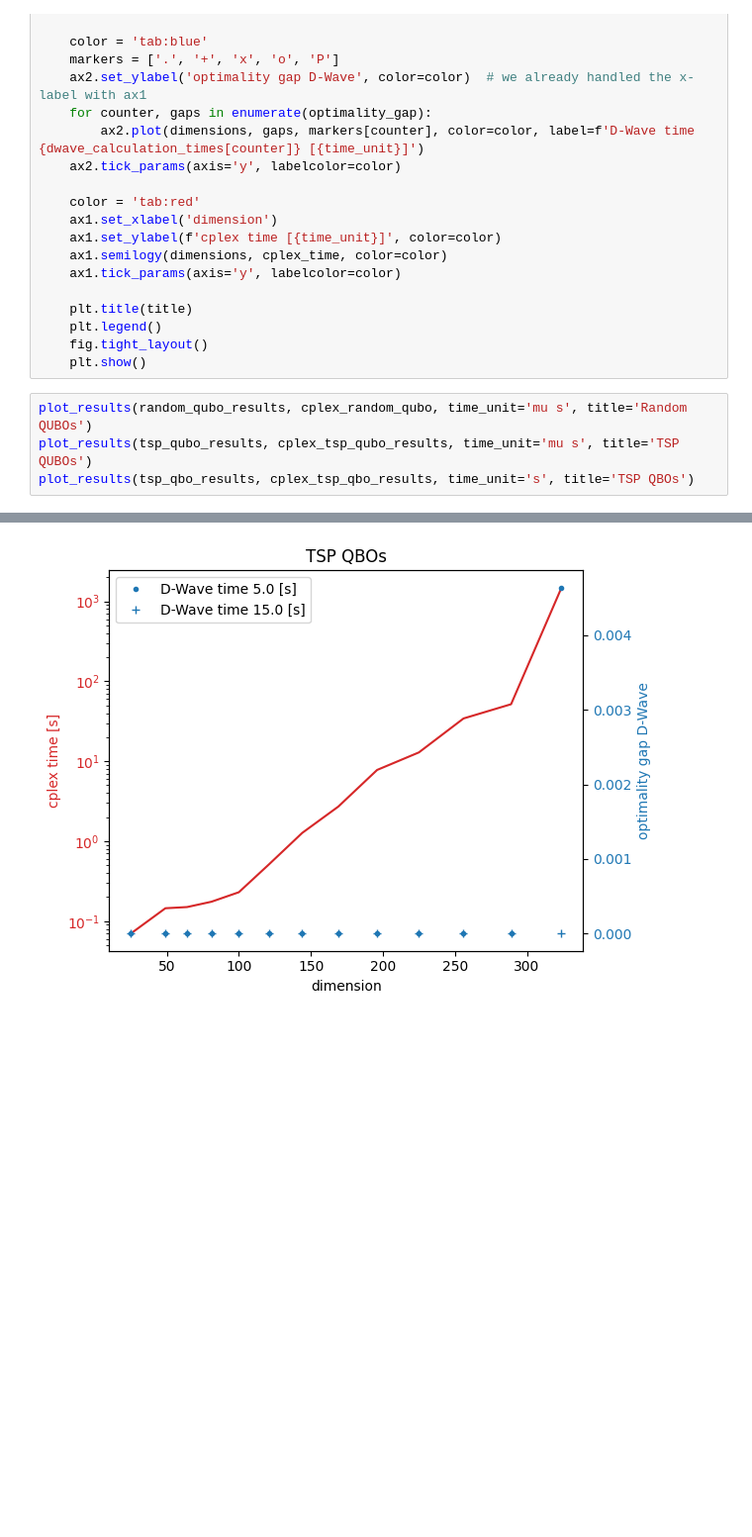
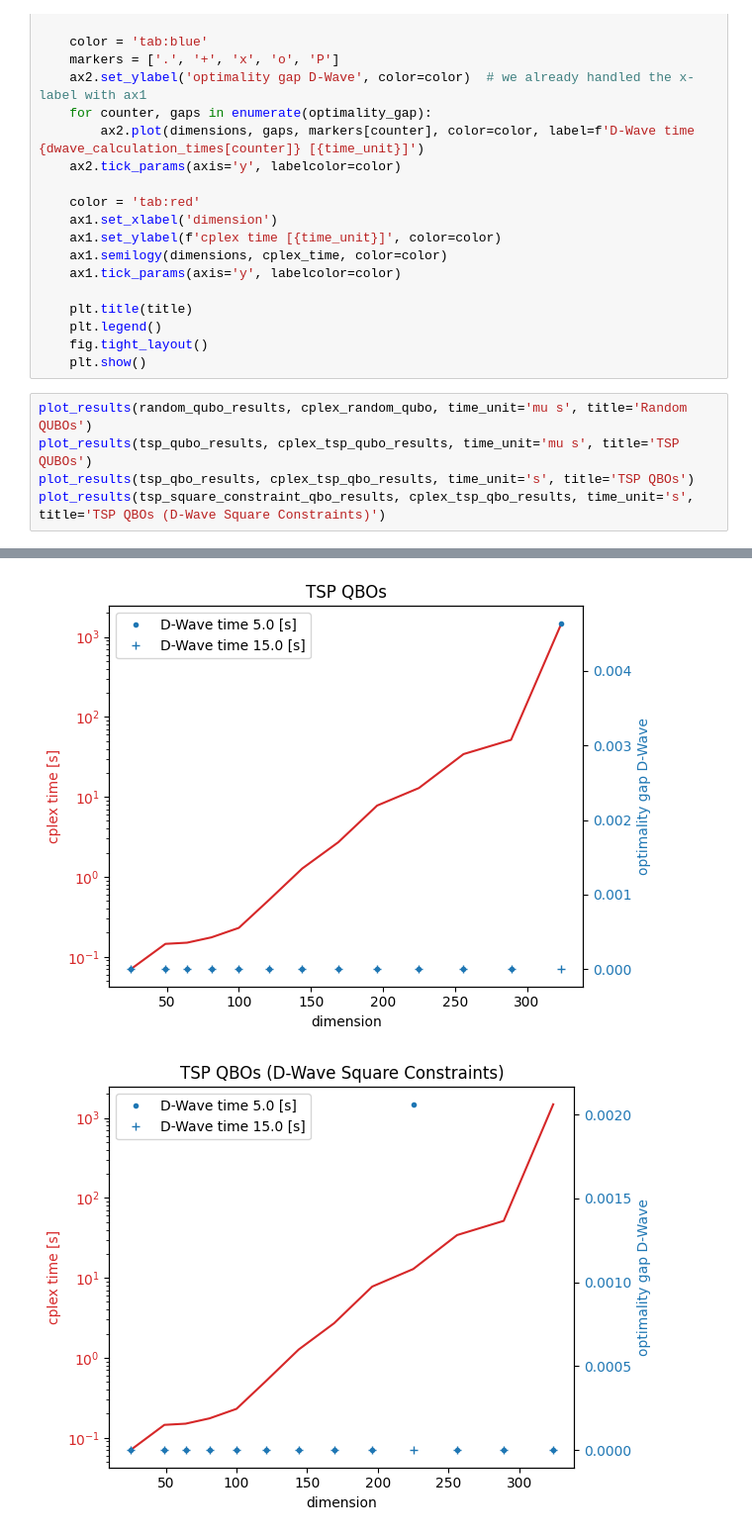
Before and after one commit to s-rubbert/MIRP_benchmarking, a Jupyter notebook: qubo_benchmark_plots.ipynb, the cells around one changed output, grey strips where cells are left out. Shown at 99% size. Cells and saved outputs as stored; diff of their text form; blank space fills up the shorter version.

Commit message:
added square constraint benchmark

```diff
--- a/qubo_benchmark_plots.ipynb
+++ b/qubo_benchmark_plots.ipynb
@@ -147,8 +147,10 @@ cplex_tsp_qubo_results = np.array([
 # %%
 plot_results(random_qubo_results, cplex_random_qubo, time_unit='mu s', title='Random QUBOs')
 plot_results(tsp_qubo_results, cplex_tsp_qubo_results, time_unit='mu s', title='TSP QUBOs')
 plot_results(tsp_qbo_results, cplex_tsp_qbo_results, time_unit='s', title='TSP QBOs')
+plot_results(tsp_square_constraint_qbo_results, cplex_tsp_qbo_results, time_unit='s', title='TSP QBOs (D-Wave Square Constraints)')
 # %% [output]
 [figure]
 [figure]
 [figure]
+[figure, added]
```
